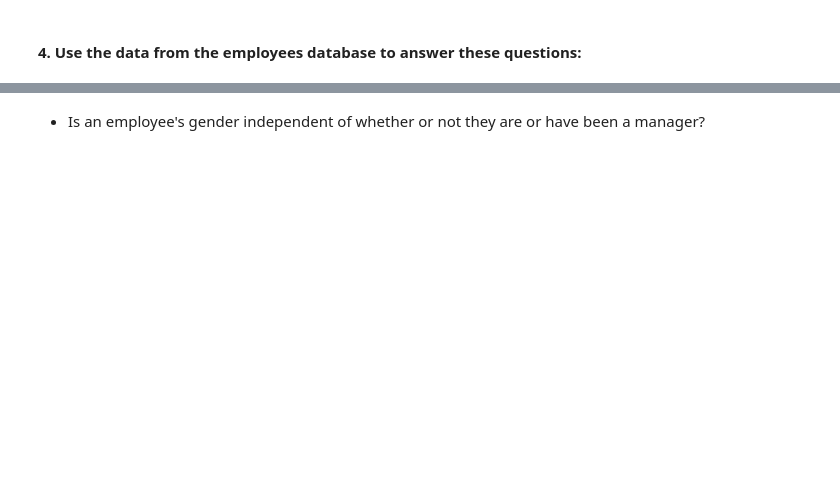
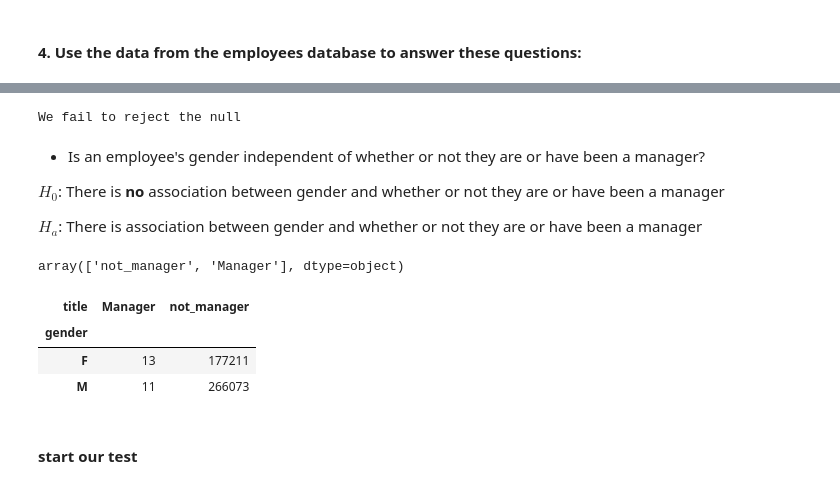
Before and after one commit to manuel-salazar1/statistics-exercises, a Jupyter notebook: hypothesis_testing.ipynb, the cells around one changed output, grey strips where cells are left out. Drawn from its saved outputs; the diff is of its cells as text; code cells hidden in the pictures; blank space fills up the shorter version.

```diff
--- a/hypothesis_testing.ipynb
+++ b/hypothesis_testing.ipynb
@@ -737,2 +940,41 @@ We reject the null hypothesis
+# %%
+if p < a:
+    print('We reject the null')
+else:
+    print('We fail to reject the null')
+# %% [output]
+We fail to reject the null
 # %% [markdown]
 * Is an employee's gender independent of whether or not they are or have been a manager?
+
+$H_0$: There is **no** association between gender and whether or not they are or have been a manager
+
+$H_a$: There is association between gender and whether or not they are or have been a manager
+# %%
+# pulled query from mysql
+emp_managers = pd.read_sql('''
+select *
+from employees
+join titles using(emp_no)
+                           '''
+                        , url)
+# %%
+# since we needed to know who managers were, ran .unique() to find all unique titles
+emp_managers.title.unique()
+# %% [output]
+array(['not_manager', 'Manager'], dtype=object)
+# %%
+# after identifying unique titles, ran .replace() and passed a list of unique titles to replace with not_manager
+#end result is we now had titles of manager and not_manager
+emp_managers.title = emp_managers.title.replace(['Senior Engineer', 'Staff', 'Engineer', 'Senior Staff', 'Assistant Engineer', 'Technique Leader' ], 'not_manager')
+# %%
+# created crosstabe of managers and not_not managers and saved variable to observed
+observed = pd.crosstab(emp_managers.gender, emp_managers.title)
+observed
+# %% [output]
+| title | Manager | not_manager |
+| gender |  |  |
+| F | 13 | 177211 |
+| M | 11 | 266073 |
+# %% [markdown]
+#### start our test
```
Also changed, not shown: parts of 40 cells of this notebook.
